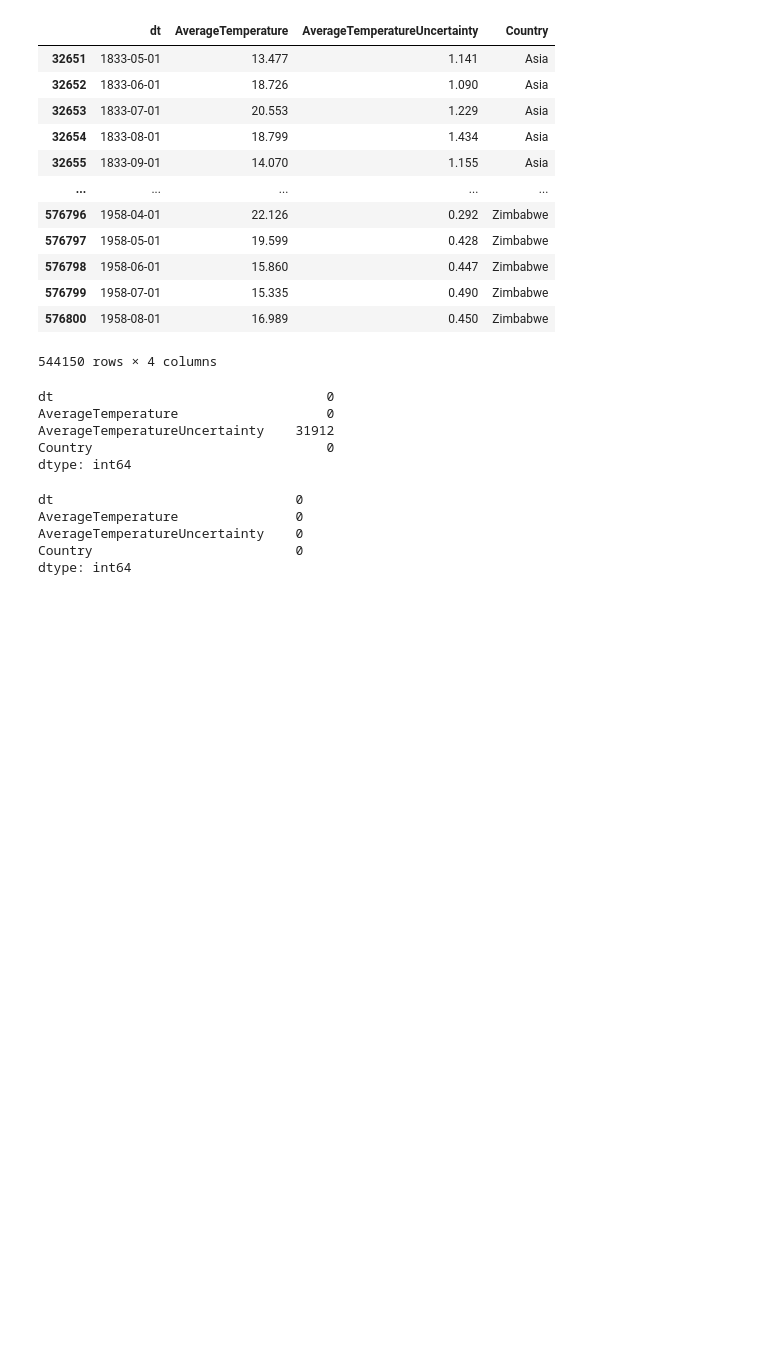
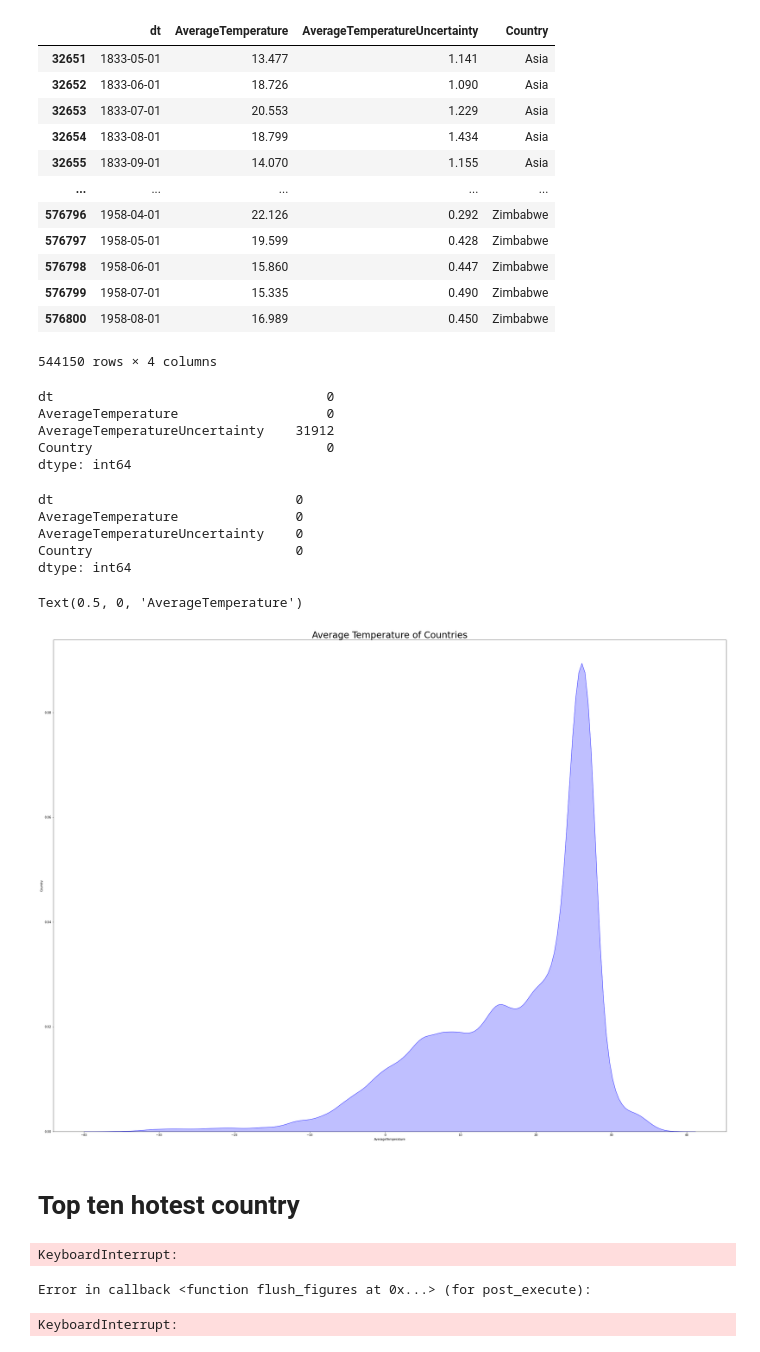
Before and after one commit to emojiworld777/-Global-Warming-Changes-in-Earth-s-Surface-Temperature-, a Jupyter notebook: Documents.ipynb, the cells around one changed output. Cells and saved outputs as stored; diff of their text form; code cells hidden in the pictures; blank space fills up the shorter version.

```diff
--- a/Documents.ipynb
+++ b/Documents.ipynb
@@ -128,3 +128,36 @@ AverageTemperature               0
 AverageTemperatureUncertainty    0
 Country                          0
 dtype: int64
+# %%
+df = df.groupby(['dt','Country'])['AverageTemperature'].mean().reset_index()
+# %%
+plt.figure(figsize=(40,30))
+graph = sns.kdeplot(df.AverageTemperature,color = 'blue',shade=True)
+plt.title('Average Temperature of Countries',size = 30)
+plt.ylabel('Country')
+plt.xlabel('AverageTemperature')
+# %% [output]
+Text(0.5, 0, 'AverageTemperature')
+[figure, added]
+# %% [markdown]
+# Top ten hotest country
+# %%
+# def find_Top_10_Hottest(str):
+#     top10=df[df['Country']==str]
+#     top10Hot=top10.sort_values(by='AverageTemperature',ascending=False).head(10)
+#     plt.figure(figsize=(25,20))
+#     plt.title('Top 10 Hottest country',size=30);
+#     graph=sns.barplot(x=top10Hot.Country, y =top10Hot.AVerageTemperature)
+#     graph.set_xticklabels(graph.get_xticklabels(),rotation=45,horizontalalignment = 'right')
+# top10 = df[df['Country'] == False]
+# print(top10)
+# top10Hottest=top10.sort_values(by = ['AverageTemperature'],ascending = False).head(5)
+# print(top10Hottest)
+top
+sns.set(rc={'figure.figsize':(100,90)})
+sns.lineplot(x='dt', y='Country', hue='AverageTemperature', data=df)
+plt.show()
+# %% [output]
+KeyboardInterrupt:
+Error in callback <function flush_figures at 0x...> (for post_execute):
+KeyboardInterrupt:
```
Also changed, not shown: parts of 2 cells of this notebook.
